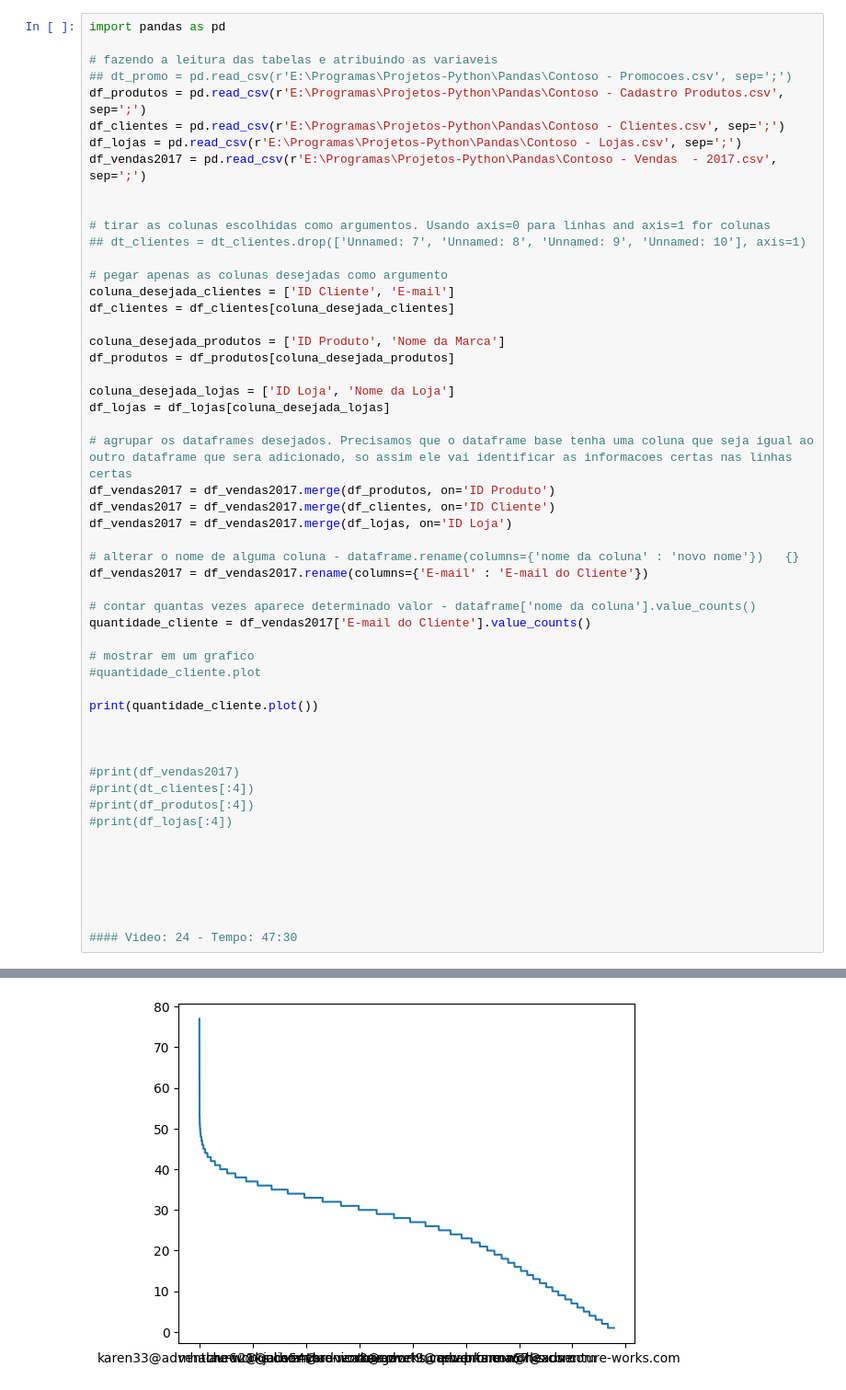
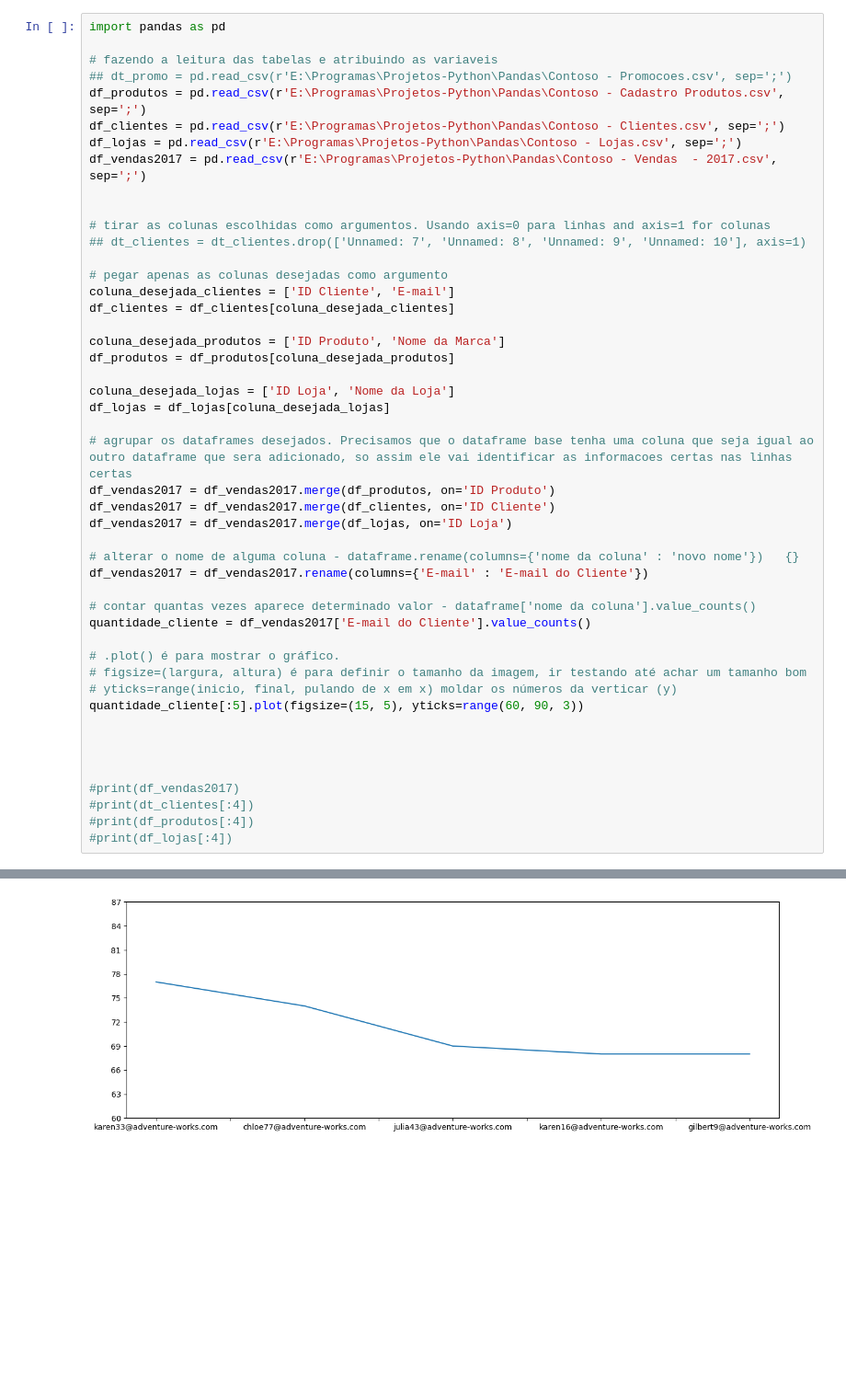
Before and after one commit to LeonardoHenke/Projetos-Python, a Jupyter notebook: Pandas/Analise_pandas2.ipynb, the cells around one changed output, grey strips where cells are left out. Shown: that part at 92% size. Saved outputs shown, nothing was run; the diff lists cells and outputs as text; blank space fills up the shorter version.

```diff
--- a/Pandas/Analise_pandas2.ipynb
+++ b/Pandas/Analise_pandas2.ipynb
@@ -33,10 +33,11 @@ df_vendas2017 = df_vendas2017.rename(columns={'E-mail' : 'E-mail do Cliente'})
 # contar quantas vezes aparece determinado valor - dataframe['nome da coluna'].value_counts()
 quantidade_cliente = df_vendas2017['E-mail do Cliente'].value_counts()
 
-# mostrar em um grafico
-#quantidade_cliente.plot
+# .plot() é para mostrar o gráfico.
+# figsize=(largura, altura) é para definir o tamanho da imagem, ir testando até achar um tamanho bom
+# yticks=range(inicio, final, pulando de x em x) moldar os números da verticar (y)
+quantidade_cliente[:5].plot(figsize=(15, 5), yticks=range(60, 90, 3))
 
-print(quantidade_cliente.plot())
 
 
 
@@ -44,11 +45,4 @@ print(quantidade_cliente.plot())
 #print(dt_clientes[:4])
 #print(df_produtos[:4])
 #print(df_lojas[:4])
-
-
-
-
-
-
-#### Video: 24 - Tempo: 47:30
 # %% [output]
@@ -56 +50 @@ AxesSubplot(0.125,0.11;0.775x0.77)
-[figure, old version]
+[figure, new version]
```
Also changed, not shown: parts of 6 cells of this notebook, 1 other file.
